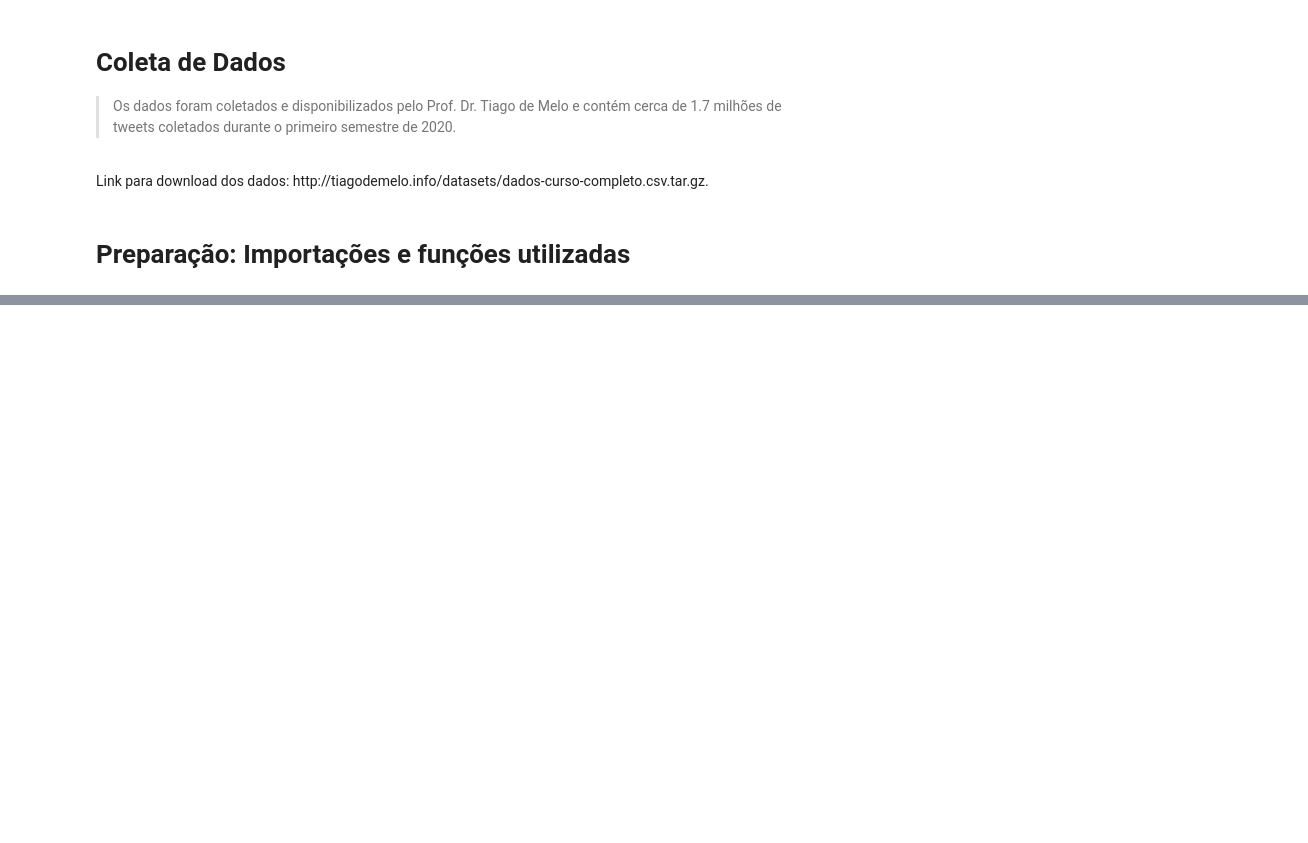
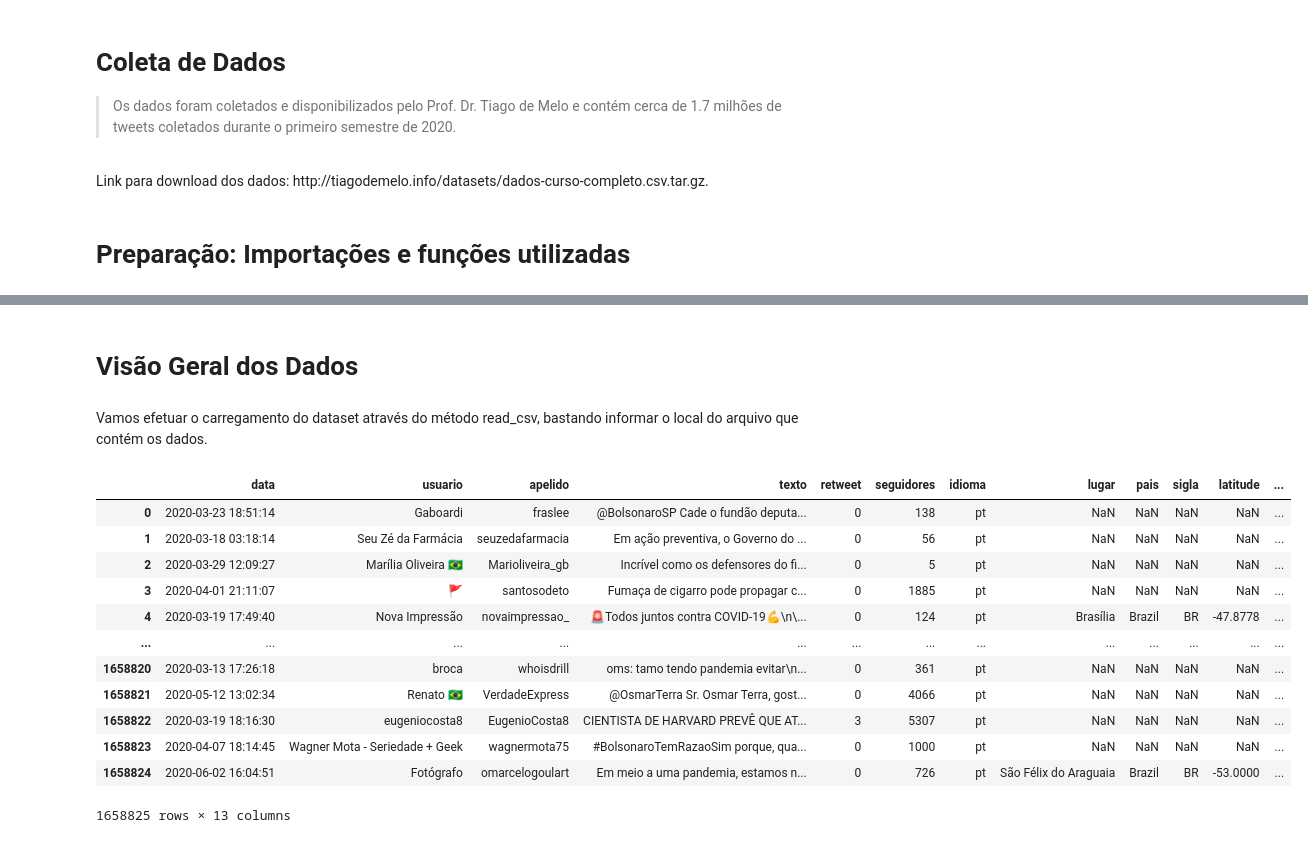
Before and after one commit to patricktapajos/covid19tweets, a Jupyter notebook: covid19_tweets.ipynb, the cells around one changed output, grey strips where cells are left out. Saved outputs shown, nothing was run; the diff lists cells and outputs as text; code cells hidden in the pictures; blank space fills up the shorter version.

```diff
--- a/covid19_tweets.ipynb
+++ b/covid19_tweets.ipynb
@@ -89,3 +83,25 @@ def gen_img_word_cloud(text_list):
   plt.imshow(wordcloud, interpolation='bilinear')
   plt.axis('off')
   plt.margins(x=0, y=0)
+# %% [markdown]
+# Visão Geral dos Dados
+# %% [markdown]
+Vamos efetuar o carregamento do dataset através do método read_csv, bastando informar o local do arquivo que contém os dados.
+# %%
+# Dados brutos da fonte
+raw_data = pd.read_csv('/content/drive/Shared drives/pgds_dataset/covid19-tweets.csv')
+raw_data
+# %% [output]
+|  | data | usuario | apelido | texto | retweet | seguidores | idioma | lugar | pais | sigla | latitude | ... |
+| 0 | 2020-03-23 18:51:14 | Gaboardi | fraslee | @BolsonaroSP Cade o fundão deputa... | 0 | 138 | pt | NaN | NaN | NaN | NaN | ... |
+| 1 | 2020-03-18 03:18:14 | Seu Zé da Farmácia | seuzedafarmacia | Em ação preventiva, o Governo do ... | 0 | 56 | pt | NaN | NaN | NaN | NaN | ... |
+| 2 | 2020-03-29 12:09:27 | Marília Oliveira 🇧🇷 | Marioliveira_gb | Incrível como os defensores do fi... | 0 | 5 | pt | NaN | NaN | NaN | NaN | ... |
+| 3 | 2020-04-01 21:11:07 | 🚩 | santosodeto | Fumaça de cigarro pode propagar c... | 0 | 1885 | pt | NaN | NaN | NaN | NaN | ... |
+| 4 | 2020-03-19 17:49:40 | Nova Impressão | novaimpressao_ | 🚨Todos juntos contra COVID-19💪\n\... | 0 | 124 | pt | Brasília | Brazil | BR | -47.8778 | ... |
+| ... | ... | ... | ... | ... | ... | ... | ... | ... | ... | ... | ... | ... |
+| 1658820 | 2020-03-13 17:26:18 | broca | whoisdrill | oms: tamo tendo pandemia evitar\n... | 0 | 361 | pt | NaN | NaN | NaN | NaN | ... |
+| 1658821 | 2020-05-12 13:02:34 | Renato 🇧🇷 | VerdadeExpress | @OsmarTerra Sr. Osmar Terra, gost... | 0 | 4066 | pt | NaN | NaN | NaN | NaN | ... |
+| 1658822 | 2020-03-19 18:16:30 | eugeniocosta8 | EugenioCosta8 | CIENTISTA DE HARVARD PREVÊ QUE AT... | 3 | 5307 | pt | NaN | NaN | NaN | NaN | ... |
+| 1658823 | 2020-04-07 18:14:45 | Wagner Mota - Seriedade + Geek | wagnermota75 | #BolsonaroTemRazaoSim porque, qua... | 0 | 1000 | pt | NaN | NaN | NaN | NaN | ... |
+| 1658824 | 2020-06-02 16:04:51 | Fotógrafo | omarcelogoulart | Em meio a uma pandemia, estamos n... | 0 | 726 | pt | São Félix do Araguaia | Brazil | BR | -53.0000 | ... |
+1658825 rows × 13 columns
```
Also changed, not shown: parts of 19 cells of this notebook.
